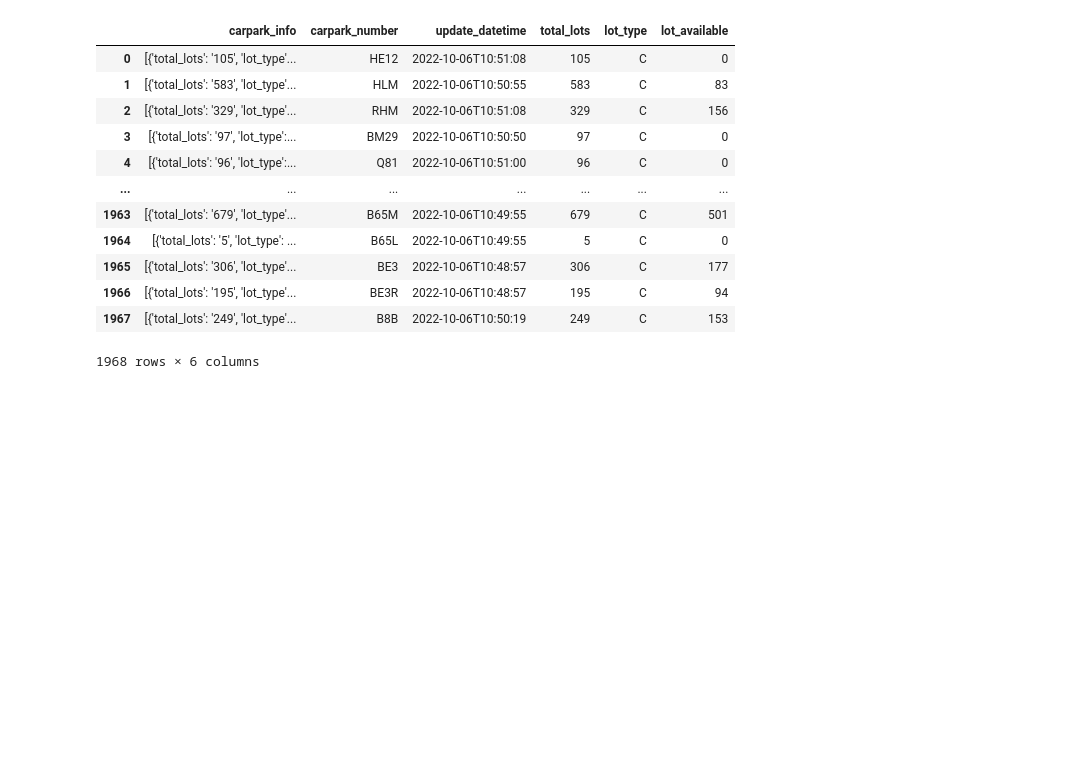
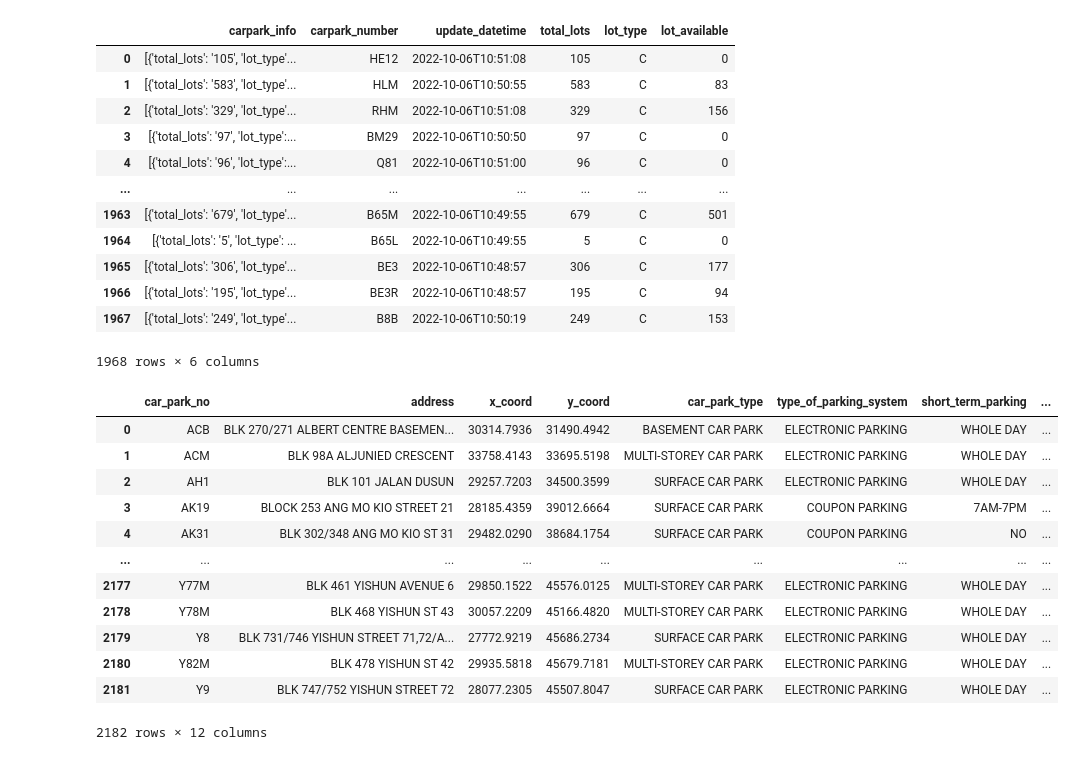
Before and after one commit to justrach/Carpark-Analysis-Project, a Jupyter notebook: test.ipynb, the cells around one changed output. Saved outputs shown, nothing was run; the diff lists cells and outputs as text; code cells hidden in the pictures; blank space fills up the shorter version.

```diff
--- a/test.ipynb
+++ b/test.ipynb
@@ -88,3 +105,20 @@ df
 | 1966 | [{'total_lots': '195', 'lot_type'... | BE3R | 2022-10-06T10:48:57 | 195 | C | 94 |
 | 1967 | [{'total_lots': '249', 'lot_type'... | B8B | 2022-10-06T10:50:19 | 249 | C | 153 |
 1968 rows × 6 columns
+# %%
+read_carpark_information = pd.read_csv("hdb-carpark-information.csv")
+read_carpark_information
+# %% [output]
+|  | car_park_no | address | x_coord | y_coord | car_park_type | type_of_parking_system | short_term_parking | ... |
+| 0 | ACB | BLK 270/271 ALBERT CENTRE BASEMEN... | 30314.7936 | 31490.4942 | BASEMENT CAR PARK | ELECTRONIC PARKING | WHOLE DAY | ... |
+| 1 | ACM | BLK 98A ALJUNIED CRESCENT | 33758.4143 | 33695.5198 | MULTI-STOREY CAR PARK | ELECTRONIC PARKING | WHOLE DAY | ... |
+| 2 | AH1 | BLK 101 JALAN DUSUN | 29257.7203 | 34500.3599 | SURFACE CAR PARK | ELECTRONIC PARKING | WHOLE DAY | ... |
+| 3 | AK19 | BLOCK 253 ANG MO KIO STREET 21 | 28185.4359 | 39012.6664 | SURFACE CAR PARK | COUPON PARKING | 7AM-7PM | ... |
+| 4 | AK31 | BLK 302/348 ANG MO KIO ST 31 | 29482.0290 | 38684.1754 | SURFACE CAR PARK | COUPON PARKING | NO | ... |
+| ... | ... | ... | ... | ... | ... | ... | ... | ... |
+| 2177 | Y77M | BLK 461 YISHUN AVENUE 6 | 29850.1522 | 45576.0125 | MULTI-STOREY CAR PARK | ELECTRONIC PARKING | WHOLE DAY | ... |
+| 2178 | Y78M | BLK 468 YISHUN ST 43 | 30057.2209 | 45166.4820 | MULTI-STOREY CAR PARK | ELECTRONIC PARKING | WHOLE DAY | ... |
+| 2179 | Y8 | BLK 731/746 YISHUN STREET 71,72/A... | 27772.9219 | 45686.2734 | SURFACE CAR PARK | ELECTRONIC PARKING | WHOLE DAY | ... |
+| 2180 | Y82M | BLK 478 YISHUN ST 42 | 29935.5818 | 45679.7181 | MULTI-STOREY CAR PARK | ELECTRONIC PARKING | WHOLE DAY | ... |
+| 2181 | Y9 | BLK 747/752 YISHUN STREET 72 | 28077.2305 | 45507.8047 | SURFACE CAR PARK | ELECTRONIC PARKING | WHOLE DAY | ... |
+2182 rows × 12 columns
```
Also changed, not shown: parts of 5 cells of this notebook, 1 other file.
